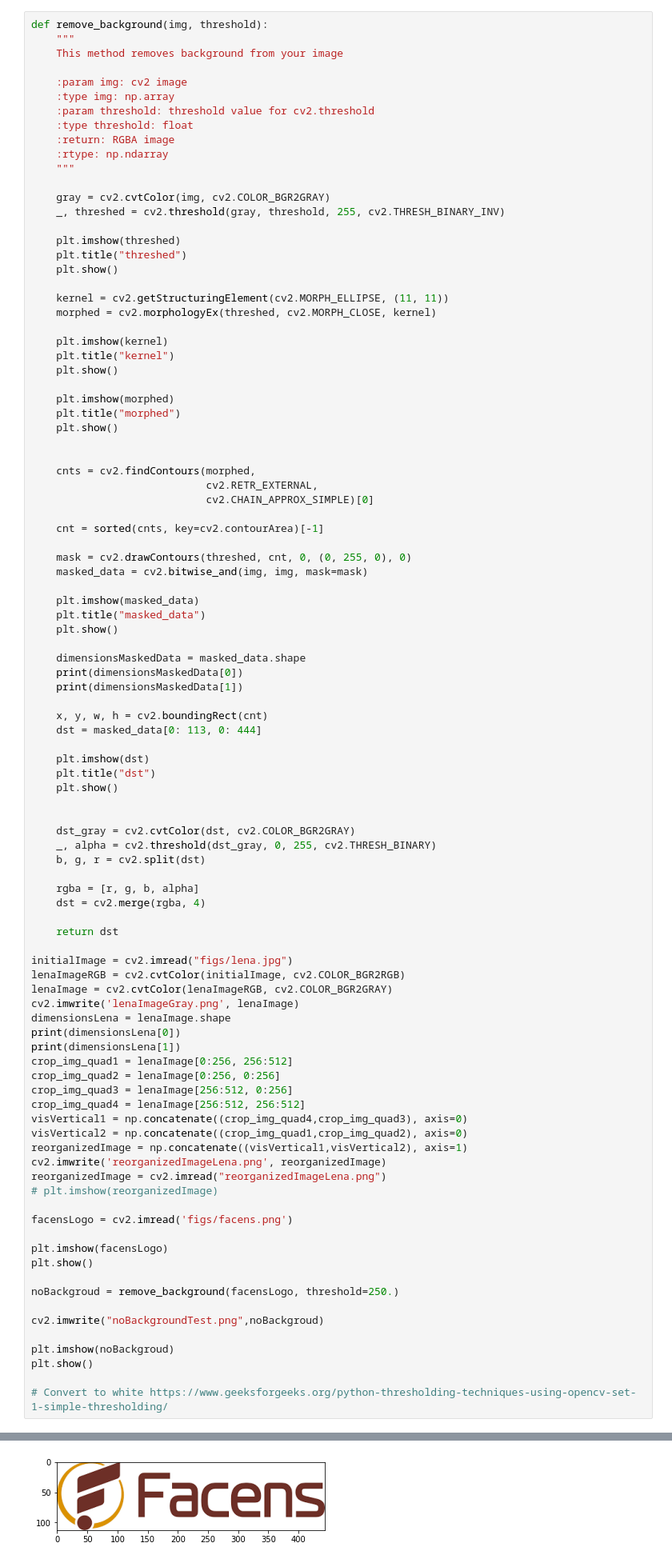
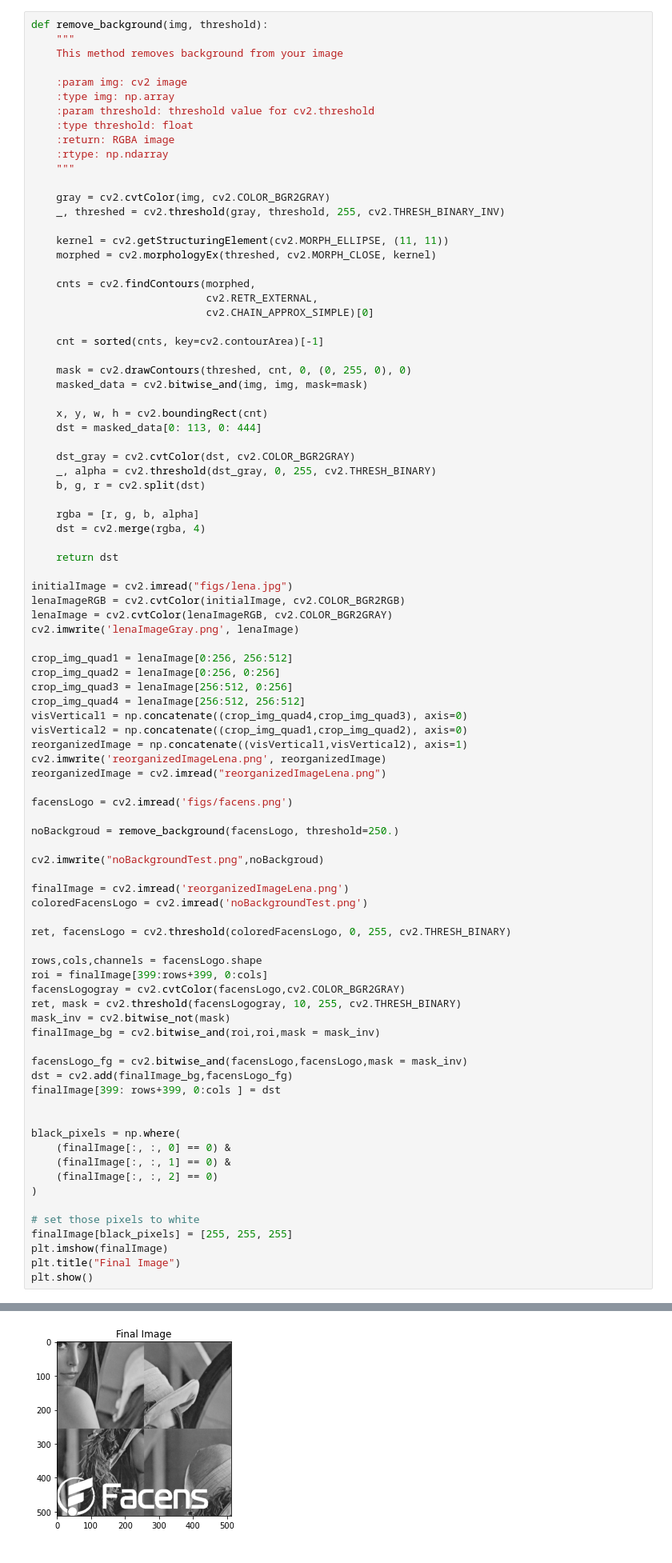
Before and after one commit to m-zaguette/image_processing_ac2, a Jupyter notebook: exerciciosPraticos.ipynb, the cells around one changed output, grey strips where cells are left out. Shown at 80% size. Cells and saved outputs as stored; diff of their text form.

```diff
--- a/exerciciosPraticos.ipynb
+++ b/exerciciosPraticos.ipynb
@@ -75,21 +76,8 @@ def remove_background(img, threshold):
     gray = cv2.cvtColor(img, cv2.COLOR_BGR2GRAY)
     _, threshed = cv2.threshold(gray, threshold, 255, cv2.THRESH_BINARY_INV)
 
-    plt.imshow(threshed)
-    plt.title("threshed")
-    plt.show()
-
     kernel = cv2.getStructuringElement(cv2.MORPH_ELLIPSE, (11, 11))
     morphed = cv2.morphologyEx(threshed, cv2.MORPH_CLOSE, kernel)
-
-    plt.imshow(kernel)
-    plt.title("kernel")
-    plt.show()
-
-    plt.imshow(morphed)
-    plt.title("morphed")
-    plt.show()
-
 
     cnts = cv2.findContours(morphed,
                             cv2.RETR_EXTERNAL,
@@ -100,21 +88,8 @@ def remove_background(img, threshold):
     mask = cv2.drawContours(threshed, cnt, 0, (0, 255, 0), 0)
     masked_data = cv2.bitwise_and(img, img, mask=mask)
 
-    plt.imshow(masked_data)
-    plt.title("masked_data")
-    plt.show()
-
-    dimensionsMaskedData = masked_data.shape
-    print(dimensionsMaskedData[0])
-    print(dimensionsMaskedData[1])
-
     x, y, w, h = cv2.boundingRect(cnt)
     dst = masked_data[0: 113, 0: 444]
-
-    plt.imshow(dst)
-    plt.title("dst")
-    plt.show()
-
 
     dst_gray = cv2.cvtColor(dst, cv2.COLOR_BGR2GRAY)
     _, alpha = cv2.threshold(dst_gray, 0, 255, cv2.THRESH_BINARY)
@@ -129,9 +104,7 @@ initialImage = cv2.imread("figs/lena.jpg")
 lenaImageRGB = cv2.cvtColor(initialImage, cv2.COLOR_BGR2RGB)
 lenaImage = cv2.cvtColor(lenaImageRGB, cv2.COLOR_BGR2GRAY)
 cv2.imwrite('lenaImageGray.png', lenaImage)
-dimensionsLena = lenaImage.shape
-print(dimensionsLena[0])
-print(dimensionsLena[1])
+
 crop_img_quad1 = lenaImage[0:256, 256:512]
 crop_img_quad2 = lenaImage[0:256, 0:256]
 crop_img_quad3 = lenaImage[256:512, 0:256]
@@ -141,19 +114,39 @@ visVertical2 = np.concatenate((crop_img_quad1,crop_img_quad2), axis=0)
 reorganizedImage = np.concatenate((visVertical1,visVertical2), axis=1)
 cv2.imwrite('reorganizedImageLena.png', reorganizedImage)
 reorganizedImage = cv2.imread("reorganizedImageLena.png")
-# plt.imshow(reorganizedImage)
 
 facensLogo = cv2.imread('figs/facens.png')
-
-plt.imshow(facensLogo)
-plt.show()
 
 noBackgroud = remove_background(facensLogo, threshold=250.)
 
 cv2.imwrite("noBackgroundTest.png",noBackgroud)
 
-plt.imshow(noBackgroud)
+finalImage = cv2.imread('reorganizedImageLena.png')
+coloredFacensLogo = cv2.imread('noBackgroundTest.png')
+
+ret, facensLogo = cv2.threshold(coloredFacensLogo, 0, 255, cv2.THRESH_BINARY)
+
+rows,cols,channels = facensLogo.shape
+roi = finalImage[399:rows+399, 0:cols]
+facensLogogray = cv2.cvtColor(facensLogo,cv2.COLOR_BGR2GRAY)
+ret, mask = cv2.threshold(facensLogogray, 10, 255, cv2.THRESH_BINARY)
+mask_inv = cv2.bitwise_not(mask)
+finalImage_bg = cv2.bitwise_and(roi,roi,mask = mask_inv)
+
+facensLogo_fg = cv2.bitwise_and(facensLogo,facensLogo,mask = mask_inv)
+dst = cv2.add(finalImage_bg,facensLogo_fg)
+finalImage[399: rows+399, 0:cols ] = dst
+
+
+black_pixels = np.where(
+    (finalImage[:, :, 0] == 0) &
+    (finalImage[:, :, 1] == 0) &
+    (finalImage[:, :, 2] == 0)
+)
+
+# set those pixels to white
+finalImage[black_pixels] = [255, 255, 255]
+plt.imshow(finalImage)
+plt.title("Final Image")
 plt.show()
-
-# Convert to white https://www.geeksforgeeks.org/python-thresholding-techniques-using-opencv-set-1-simple-thresholding/
 # %% [output]
@@ -162 +153 @@ plt.show()
-[figure, old version]
+[figure, new version]
```
Also changed, not shown: parts of 12 cells of this notebook, 3 other files.
